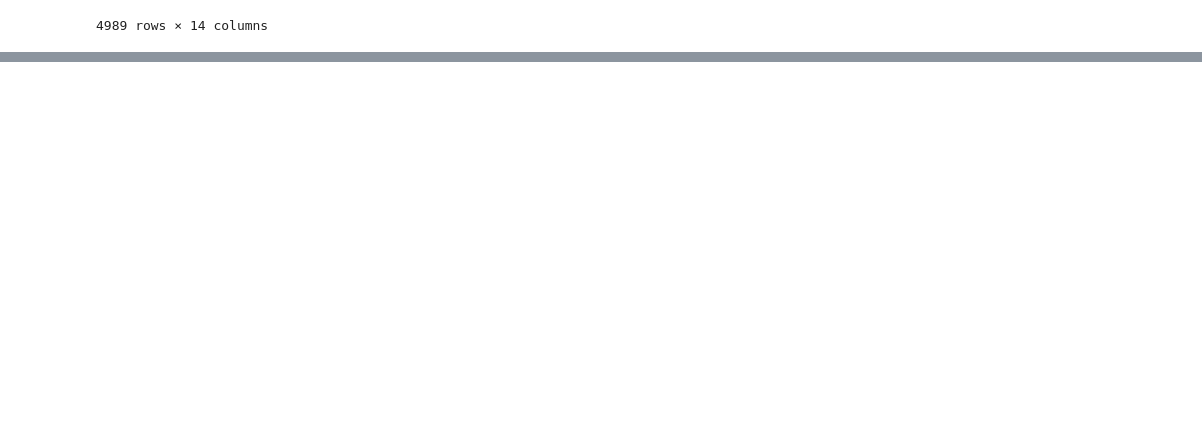
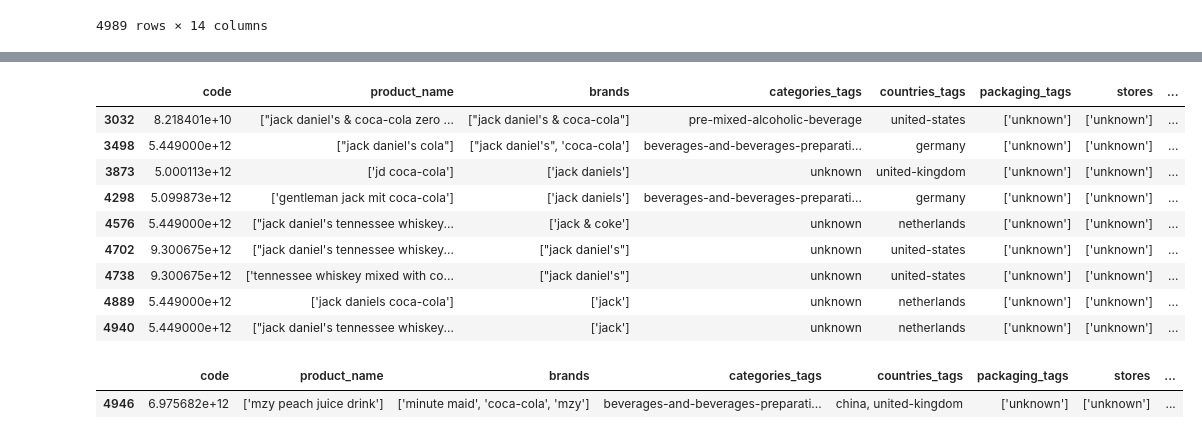
Before and after one commit to Codon-s/cpg-product-intelligence, a Jupyter notebook: jupyter_notebook.ipynb, the cells around one changed output, grey strips where cells are left out. Cells and saved outputs as stored; diff of their text form; code cells hidden in the pictures; blank space fills up the shorter version.

```diff
--- a/jupyter_notebook.ipynb
+++ b/jupyter_notebook.ipynb
@@ -20,0 +874,5 @@ df
+# %%
+df['product_name'] = df['product_name'].str.replace('cocacola', 'coca-cola', regex=False)
+df['product_name'] = df['product_name'].str.replace('coca cola', 'coca-cola', regex=False)
+# %%
+df['product_name'] = df['product_name'].str.replace(r'\s+', ' ', regex=True).str.strip()
@@ -20,0 +895,2 @@ df
+# %%
+df = df.explode('brands')
@@ -20,0 +917,5 @@ df
+# %%
+
+df['brands'] = df['brands'].str.replace('coca cola', 'coca-cola', regex=False)
+df['brands'] = df['brands'].str.replace('cocacola', 'coca-cola', regex=False)
+df['brands'] = df['brands'].str.replace('the coca-cola company', 'coca-cola company', regex=False)
@@ -20,0 +950,18 @@ df
+# %%
+df[df['brands'].str.contains('jack', case=False, na=False)]
+# %% [output]
+|  | code | product_name | brands | categories_tags | countries_tags | packaging_tags | stores | ... |
+| 3032 | 8.218401e+10 | ["jack daniel's & coca-cola zero ... | ["jack daniel's & coca-cola"] | pre-mixed-alcoholic-beverage | united-states | ['unknown'] | ['unknown'] | ... |
+| 3498 | 5.449000e+12 | ["jack daniel's cola"] | ["jack daniel's", 'coca-cola'] | beverages-and-beverages-preparati... | germany | ['unknown'] | ['unknown'] | ... |
+| 3873 | 5.000113e+12 | ['jd coca-cola'] | ['jack daniels'] | unknown | united-kingdom | ['unknown'] | ['unknown'] | ... |
+| 4298 | 5.099873e+12 | ['gentleman jack mit coca-cola'] | ['jack daniels'] | beverages-and-beverages-preparati... | germany | ['unknown'] | ['unknown'] | ... |
+| 4576 | 5.449000e+12 | ["jack daniel's tennessee whiskey... | ['jack & coke'] | unknown | netherlands | ['unknown'] | ['unknown'] | ... |
+| 4702 | 9.300675e+12 | ["jack daniel's tennessee whiskey... | ["jack daniel's"] | unknown | united-states | ['unknown'] | ['unknown'] | ... |
+| 4738 | 9.300675e+12 | ['tennessee whiskey mixed with co... | ["jack daniel's"] | unknown | united-states | ['unknown'] | ['unknown'] | ... |
+| 4889 | 5.449000e+12 | ['jack daniels coca-cola'] | ['jack'] | unknown | netherlands | ['unknown'] | ['unknown'] | ... |
+| 4940 | 5.449000e+12 | ["jack daniel's tennessee whiskey... | ['jack'] | unknown | netherlands | ['unknown'] | ['unknown'] | ... |
+# %%
+df[df['brands'].str.contains('mzy', case=False, na=False)]
+# %% [output]
+|  | code | product_name | brands | categories_tags | countries_tags | packaging_tags | stores | ... |
+| 4946 | 6.975682e+12 | ['mzy peach juice drink'] | ['minute maid', 'coca-cola', 'mzy'] | beverages-and-beverages-preparati... | china, united-kingdom | ['unknown'] | ['unknown'] | ... |
```
Also changed, not shown: parts of 141 cells of this notebook.
